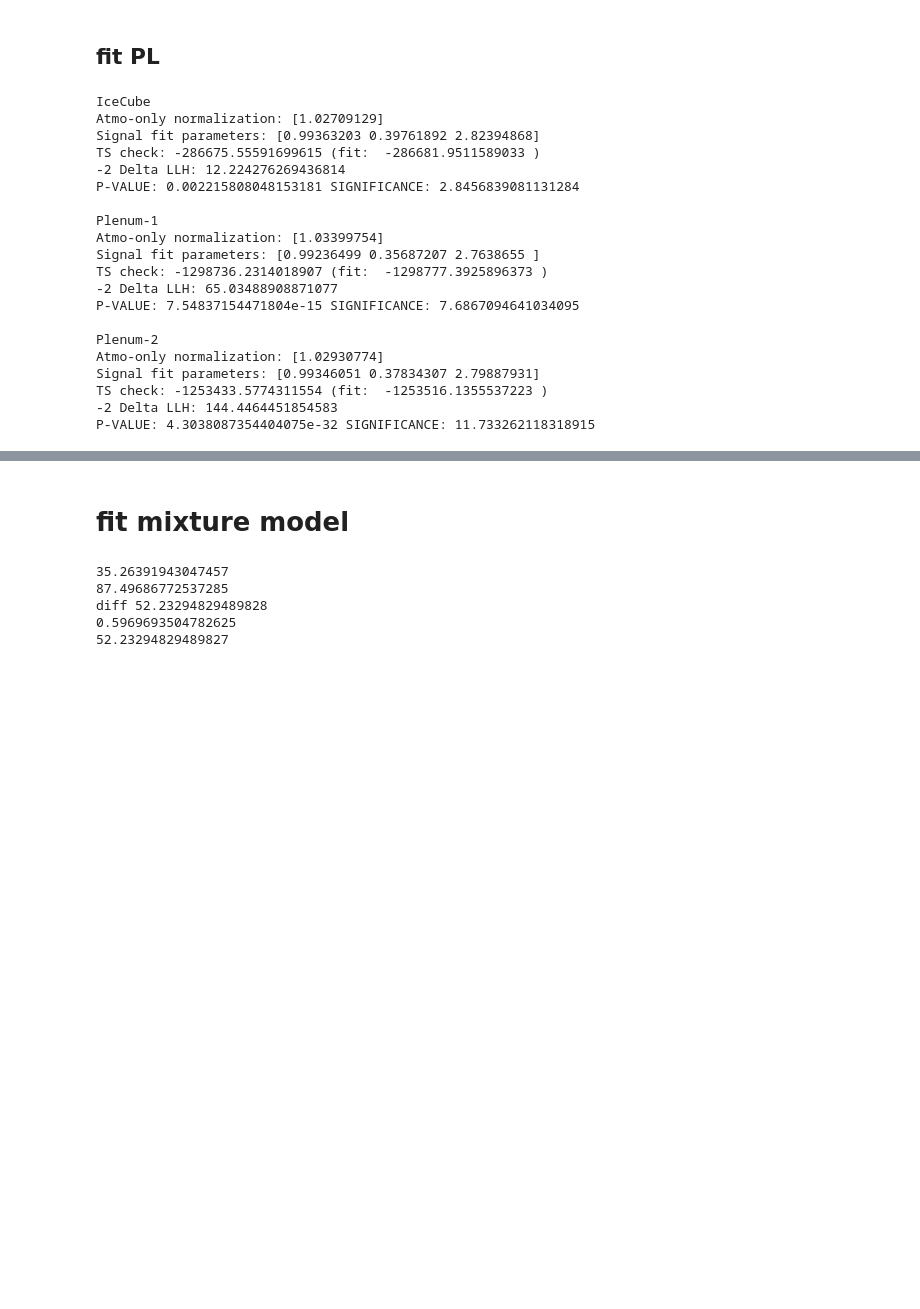
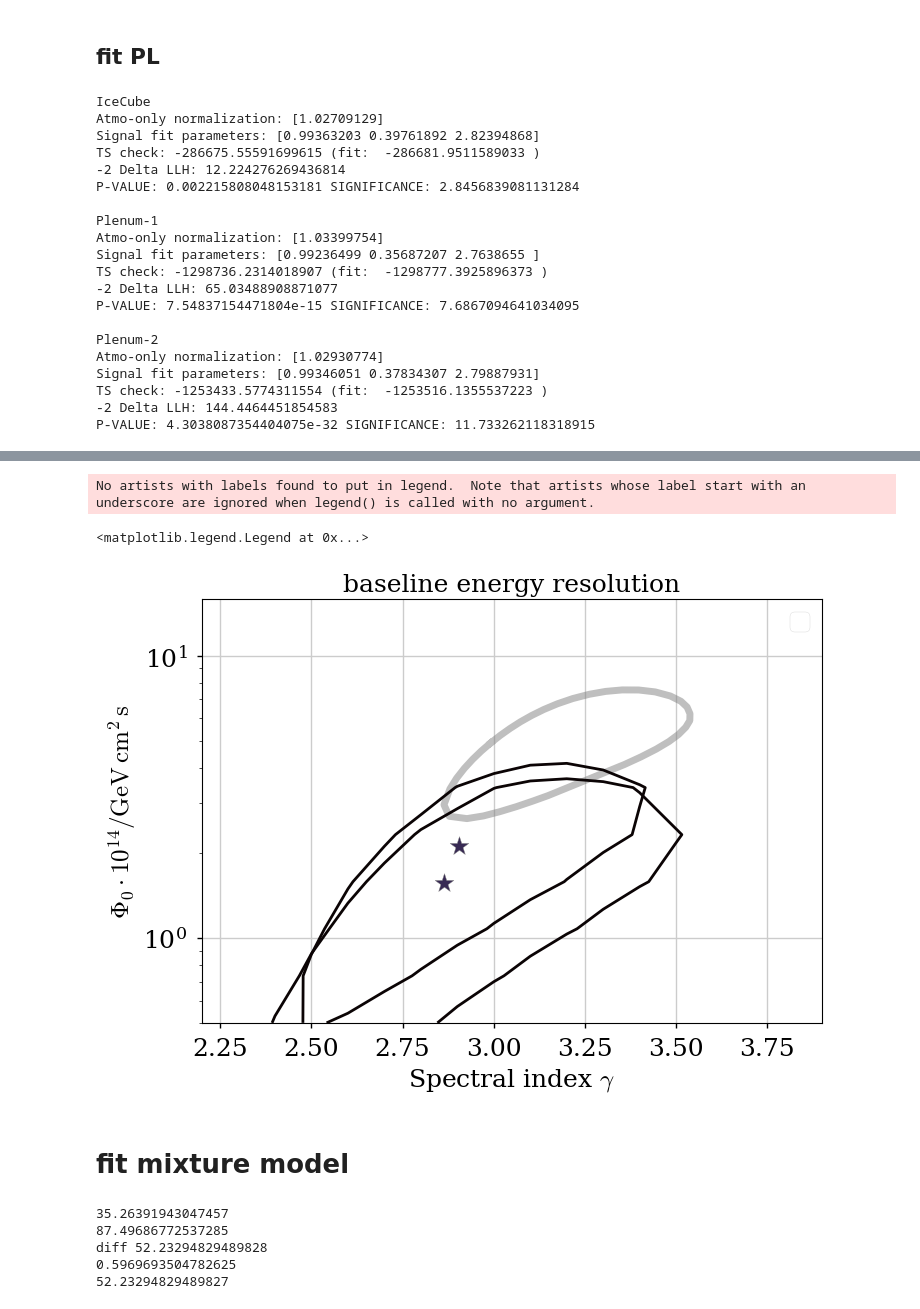
Before and after one commit to PLEnuM-group/Plenum, a Jupyter notebook: notebooks/analysis/pointsource_analysis_multi_models.ipynb, the cells around one changed output, grey strips where cells are left out. Cells and saved outputs as stored; diff of their text form; code cells hidden in the pictures; blank space fills up the shorter version.

```diff
--- a/notebooks/analysis/pointsource_analysis_multi_models.ipynb
+++ b/notebooks/analysis/pointsource_analysis_multi_models.ipynb
@@ -211,8 +214,6 @@ phi_c_68 /= 1e11
 gamma_c_68_prev, phi_c_68_prev = np.loadtxt(
     join(LOCALPATH, "tenyr_paper_68_contour.txt")
 )
-
-ngc_flux = PL_flux(PHI_NGC, GAMMA_NGC, E0_NGC, "powerlaw")
 # %%
 # generic source config without dec coordinate
 src_config = dict(
@@ -600,0 +715,17 @@ ngc_pl0_flux = PL_flux(PHI_NGC * 0.38, 2.8, E0_NGC, "powerlaw")
+# %%
+contour_formats = {
+    "IceCube": {"colors": [st.poles["IceCube"]["color"]], "linestyles": "--"},
+    "P-ONE": {"colors": [st.poles["P-ONE"]["color"]], "linestyles": ":"},
+    "Plenum-1": {
+        "colors": [st.poles["Plenum-1"]["color"]],
+        "linestyles": st.poles["Plenum-1"]["ls"],
+    },
+    "Plenum-2": {
+        "colors": [st.poles["Plenum-2"]["color"]],
+        "linestyles": st.poles["Plenum-2"]["ls"],
+    },
+}
+detector_keys = ["IceCube"] #, "P-ONE", "Plenum-1", "Plenum-2"]
+for key, eres_key in product(detector_keys, energy_reso):
+    conf = st.detector_configurations[key]
+    print(key, conf, eres_key)
@@ -601,2 +829,54 @@ ngc_pl0_flux = PL_flux(PHI_NGC * 0.38, 2.8, E0_NGC, "powerlaw")
+# %%
+ref_color = "gray"
+
+f, ax = plt.subplots()
+eres_key = "baseline"
+ax.plot(
+    gamma_c_68,
+    phi_c_68 * 1e11,
+    color=ref_color,
+    ls="-",
+    lw=5,
+    alpha=0.5,
+)
+
+# draw contour levels
+cvals = [0.32]
+lbs = ["68%"]
+levels = chi2.isf(cvals, 2)
+
+res_local = SPL_df.loc[(SPL_df.LLH == "local") & (SPL_df.energy_res == eres_key)]
+res_global = SPL_df.loc[(SPL_df.LLH == "global") & (SPL_df.energy_res == eres_key)]
+
+for (ident, model_key), series in res_local.groupby(["ident", "model"]):
+    local_pivot = series.pivot(index="gamma", columns="phi_astro", values="delta_ts")
+    sc = ax.contour(
+        local_pivot.index,
+        local_pivot.columns * ngc_flux.norm * 1e14,
+        local_pivot.T,
+        levels=levels,
+        lw=3,
+        label=model_key
+    )
+# best fit
+ax.scatter(
+    res_global.gamma.unique(),
+    res_global.phi_astro.unique() * ngc_flux.norm * 1e14,
+    marker="*",
+    s=200,
+    edgecolor=ref_color,
+    )
+
+# ax.set_ylim(2, 8)
+# ax.set_xlim(2.8, 3.8)
+ax.set_ylabel(r"$\Phi_0 \cdot 10^{14} / {\rm GeV\, cm^2\, s}$")
+ax.set_title(f"{eres_key} energy resolution")
+ax.set_yscale("log")
+ax.set_xlabel(r"Spectral index $\gamma$")
+ax.legend()
+# %% [output]
+No artists with labels found to put in legend.  Note that artists whose label start with an underscore are ignored when legend() is called with no argument.
+<matplotlib.legend.Legend at 0x...>
+[figure, added]
 # %% [markdown]
 # fit mixture model
```
Also changed, not shown: parts of 34 cells of this notebook, 3 other files.
